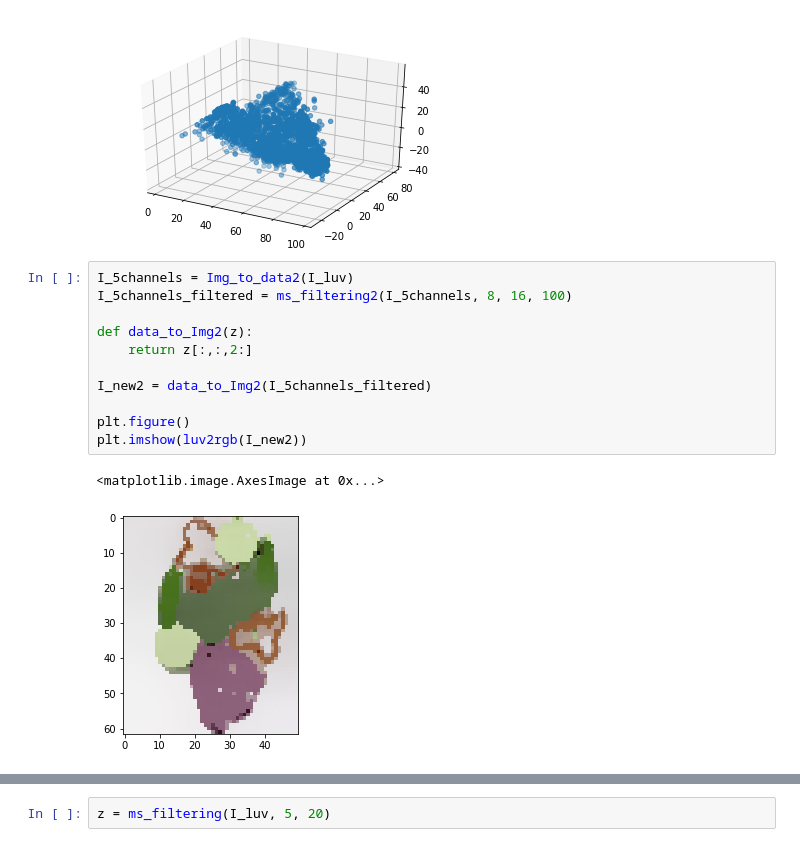
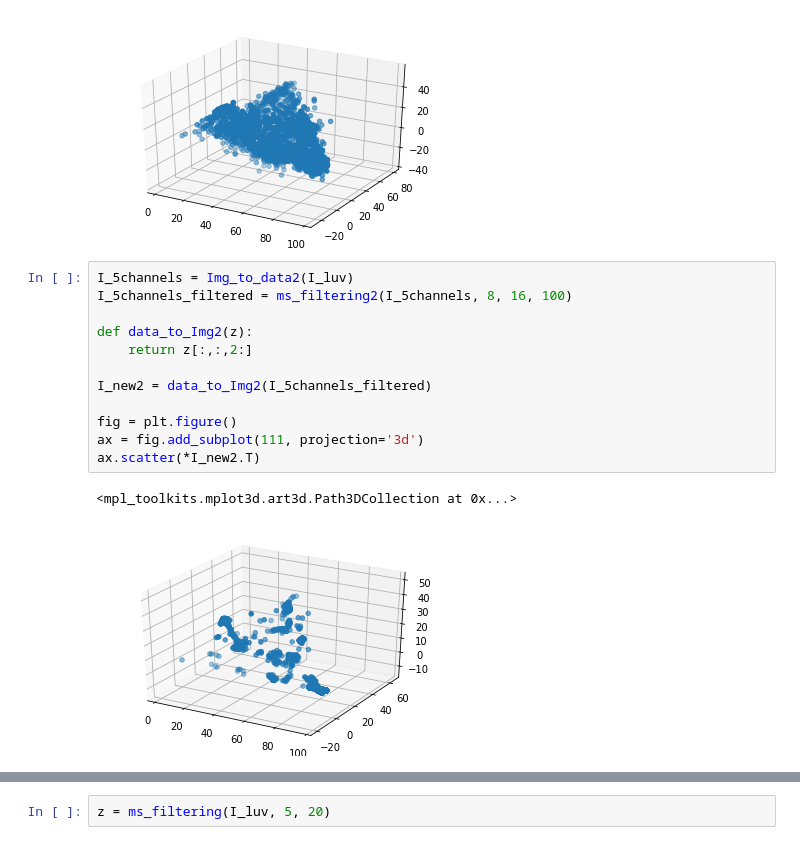
Before and after one commit to LouisLesueur/Illumination_project, a Jupyter notebook: mean_shift_TP.ipynb, the cells around one changed output, grey strips where cells are left out. Drawn from its saved outputs; the diff is of its cells as text.

```diff
--- a/mean_shift_TP.ipynb
+++ b/mean_shift_TP.ipynb
@@ -281,14 +281,15 @@ ax.scatter(*I_luv.T)
 # %%
 I_5channels = Img_to_data2(I_luv)
 I_5channels_filtered = ms_filtering2(I_5channels, 8, 16, 100)
 
 def data_to_Img2(z):
     return z[:,:,2:]
 
 I_new2 = data_to_Img2(I_5channels_filtered)
 
-plt.figure()
-plt.imshow(luv2rgb(I_new2))
+fig = plt.figure()
+ax = fig.add_subplot(111, projection='3d')
+ax.scatter(*I_new2.T)
 # %% [output]
-<matplotlib.image.AxesImage at 0x...>
+<mpl_toolkits.mplot3d.art3d.Path3DCollection at 0x...>
-[figure, old version]
+[figure, new version]
```
Also changed, not shown: parts of 4 cells of this notebook.
